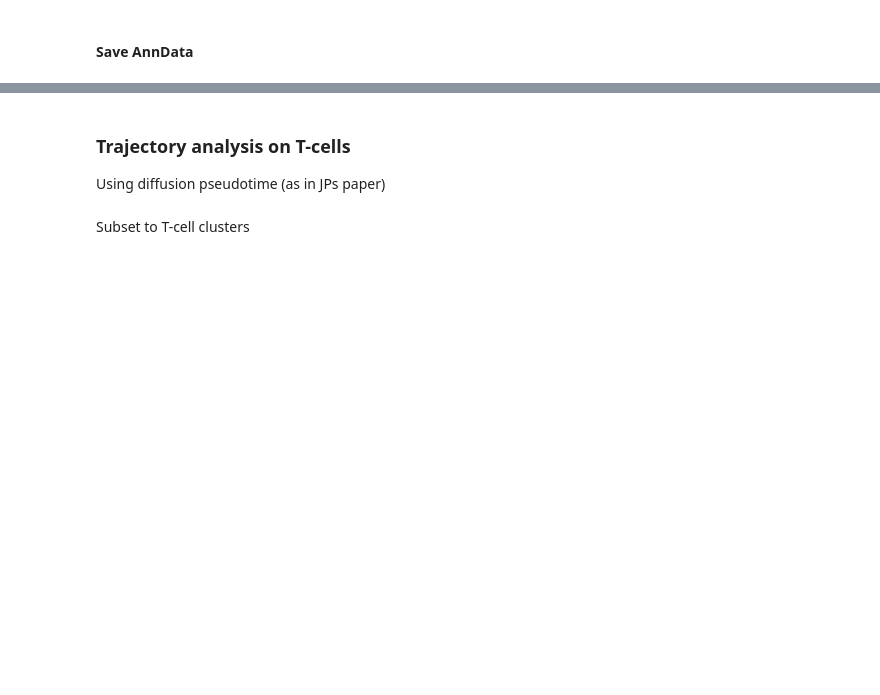
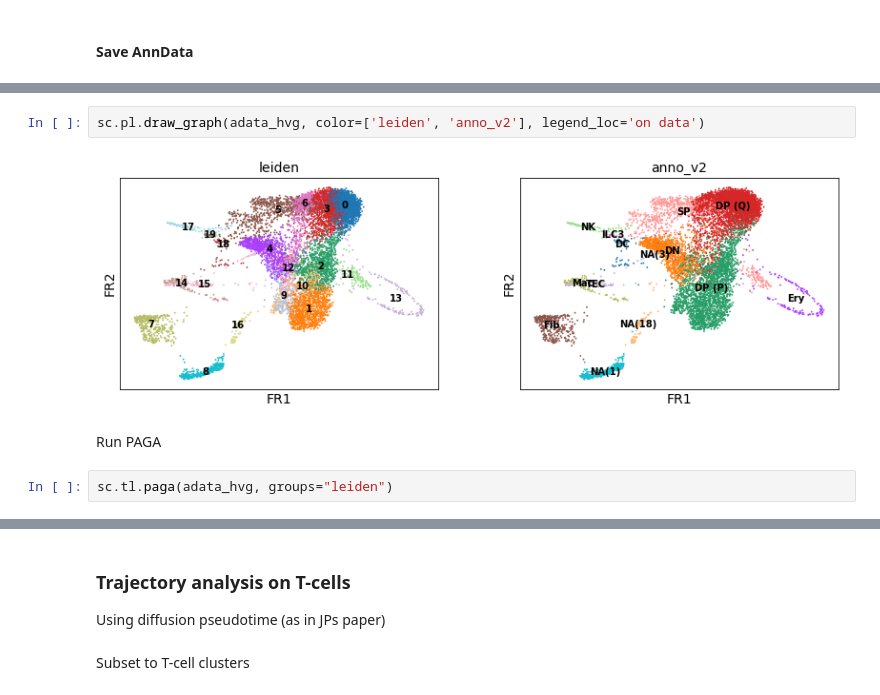
Before and after one commit to emdann/multiOmic_benchmark, a Jupyter notebook: test_methods/20191114_diffPseudotime_tcells.ipynb, the cells around one changed output, grey strips where cells are left out. Saved outputs shown, nothing was run; the diff lists cells and outputs as text; blank space fills up the shorter version.

```diff
--- a/test_methods/20191114_diffPseudotime_tcells.ipynb
+++ b/test_methods/20191114_diffPseudotime_tcells.ipynb
@@ -128,0 +151,8 @@ adata.write(results_file, compression='gzip')
+# %%
+sc.pl.draw_graph(adata_hvg, color=['leiden', 'anno_v2'], legend_loc='on data')
+# %% [output]
+[figure, added]
+# %% [markdown]
+Run PAGA
+# %%
+sc.tl.paga(adata_hvg, groups="leiden")
```
Also changed, not shown: parts of 36 cells of this notebook, 9 other files.
